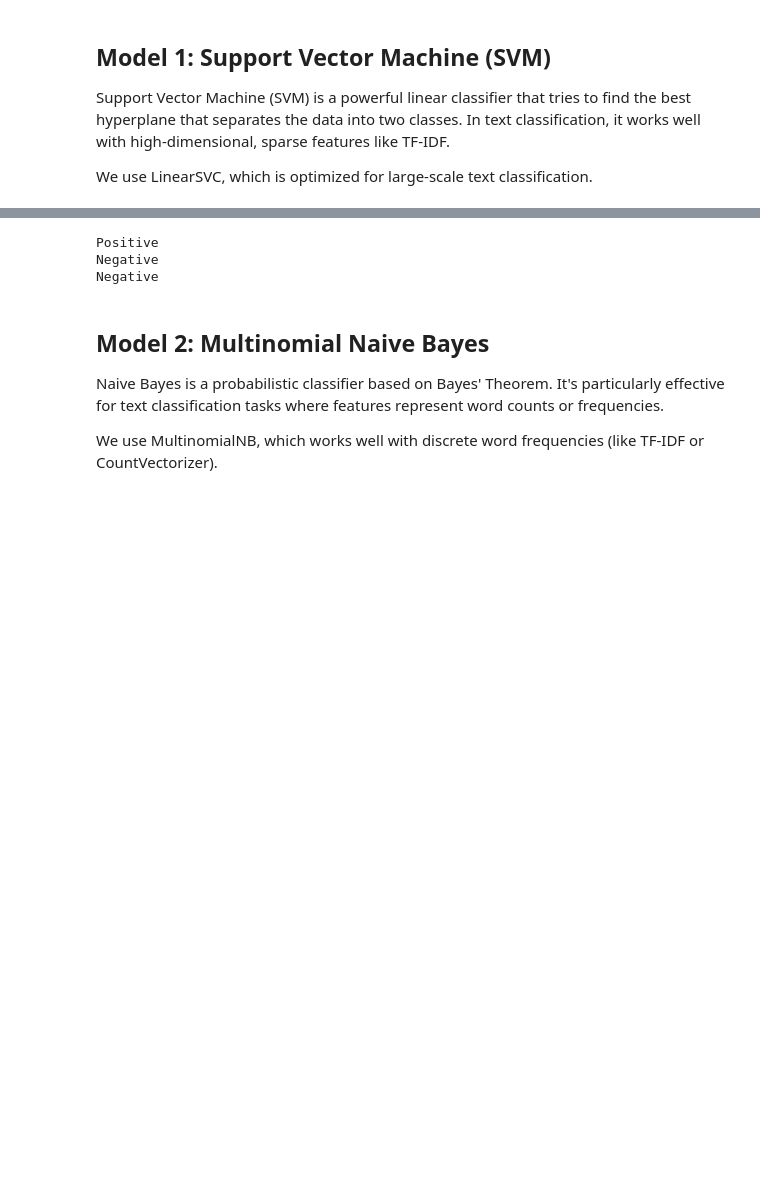
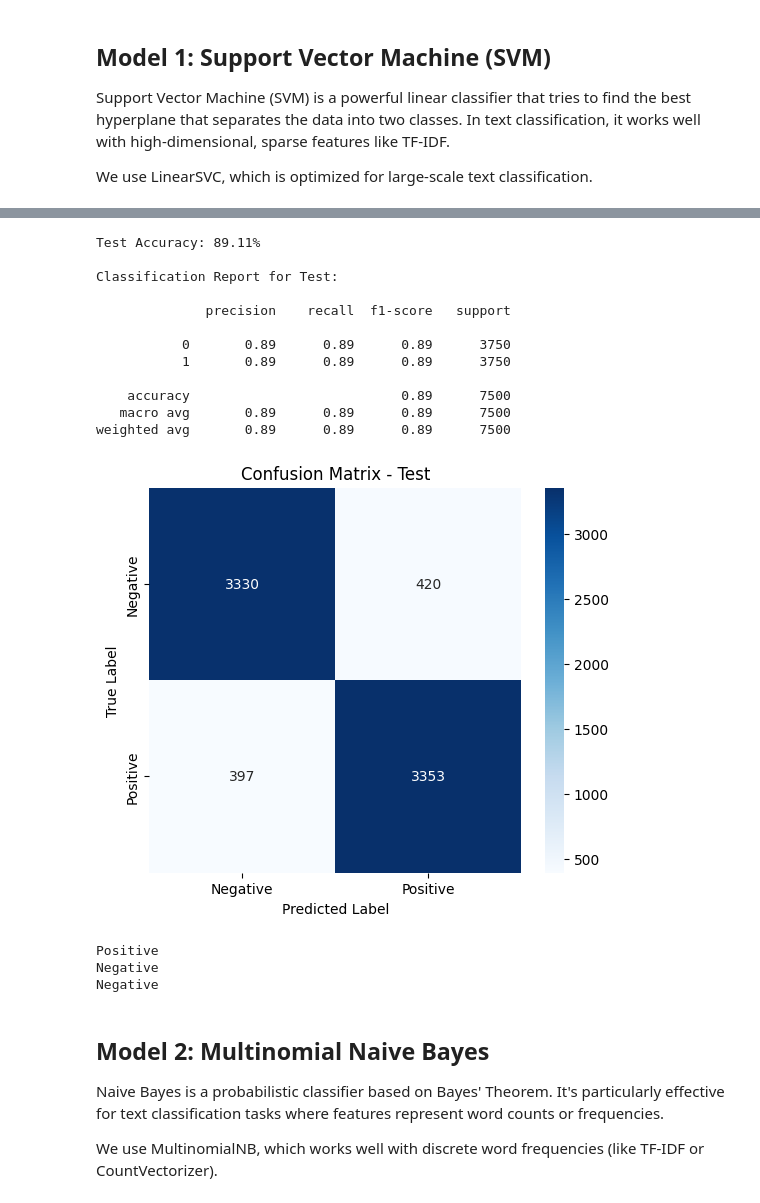
Before and after one commit to TarneemAlaa1/imdb-sentiment-classifier, a Jupyter notebook: notebooks/03_classical_ml_models.ipynb, the cells around one changed output, grey strips where cells are left out. Drawn from its saved outputs; the diff is of its cells as text; code cells hidden in the pictures; blank space fills up the shorter version.

```diff
--- a/notebooks/03_classical_ml_models.ipynb
+++ b/notebooks/03_classical_ml_models.ipynb
@@ -209 +248,17 @@ weighted avg       0.89      0.89      0.89     10000
+# %%
+svm_test = evaluate_model(svm_model, X_test_tfidf, y_test, "Test")
+# %% [output]
+Test Accuracy: 89.11%
+
+Classification Report for Test:
+
+              precision    recall  f1-score   support
+
+           0       0.89      0.89      0.89      3750
+           1       0.89      0.89      0.89      3750
+
+    accuracy                           0.89      7500
+   macro avg       0.89      0.89      0.89      7500
+weighted avg       0.89      0.89      0.89      7500
+[figure, added]
 # %%
```
Also changed, not shown: parts of 30 cells of this notebook.
